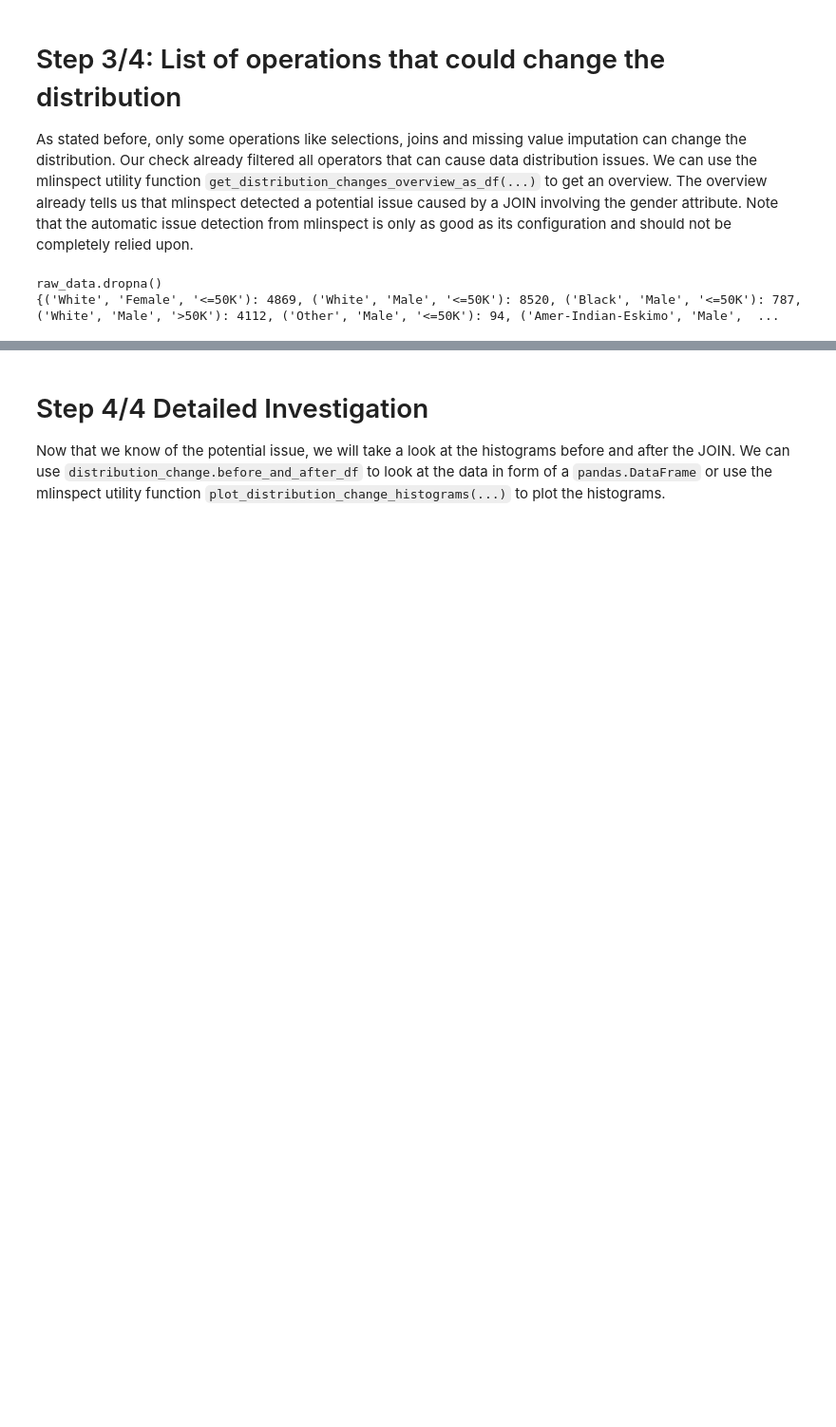
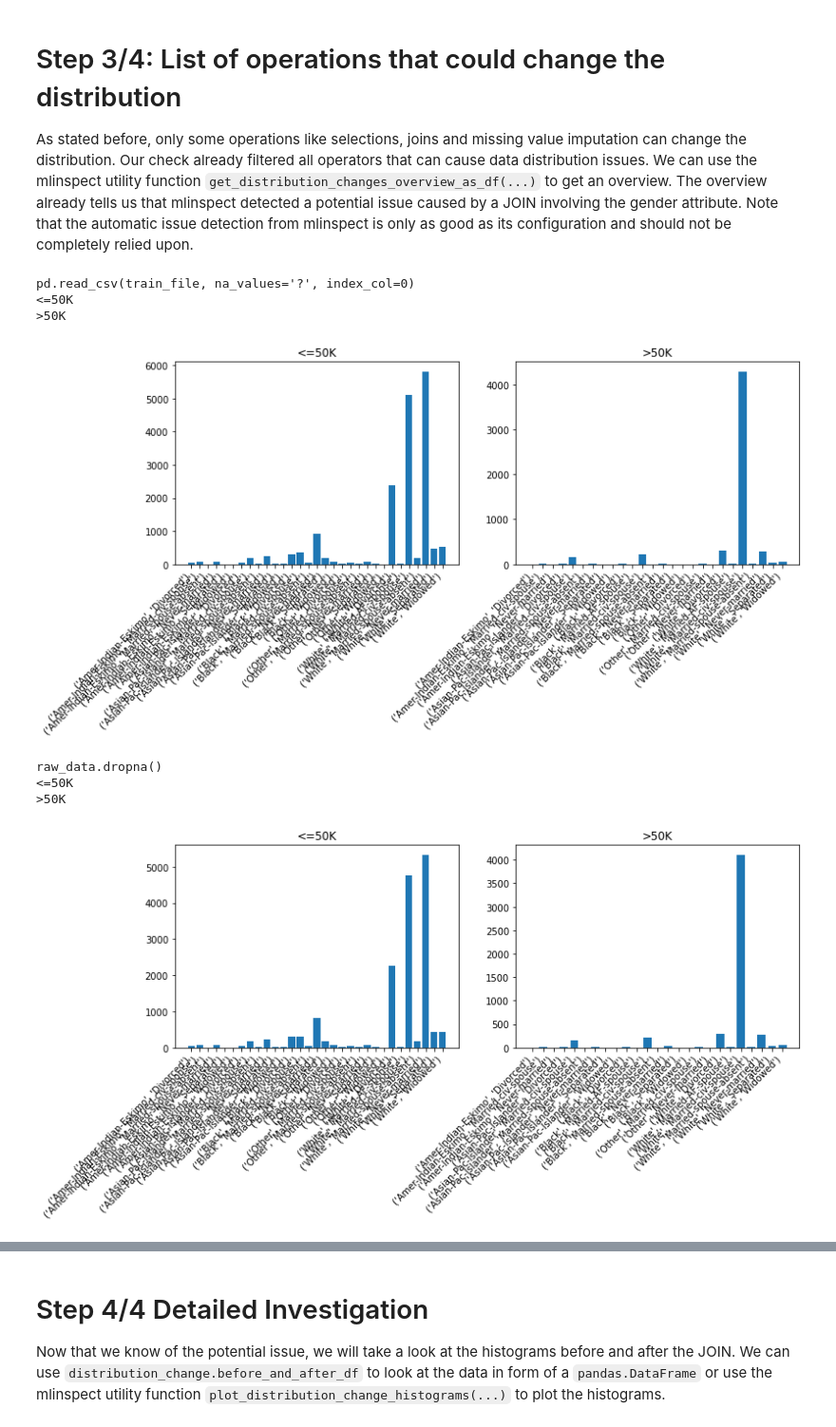
Before and after one commit to stefan-grafberger/mlinspect, a Jupyter notebook: experiments/user_interviews/example-testing-adult-pipeline.ipynb, the cells around one changed output, grey strips where cells are left out. Shown: that part at 95% size. Cells and saved outputs as stored; diff of their text form; code cells hidden in the pictures; blank space fills up the shorter version.

Commit message:
Very hacky intersectional histogram inspection that also captures the label

```diff
--- a/experiments/user_interviews/example-testing-adult-pipeline.ipynb
+++ b/experiments/user_interviews/example-testing-adult-pipeline.ipynb
@@ -66,7 +66,7 @@ from example_pipelines import ADULT_SIMPLE_PY, ADULT_COMPLEX_PY
 inspector_result = PipelineInspector\
     .on_pipeline_from_py_file(ADULT_SIMPLE_PY) \
     .add_check(NoBiasIntroducedFor(["race", "sex"])) \
-    .add_required_inspection(IntersectionalLabelHistogramForColumns(['race', 'sex'], 'income-per-year')) \
+    .add_required_inspection(IntersectionalLabelHistogramForColumns(['race', 'marital-status'], 'income-per-year')) \
     .execute()
 
 check_results = inspector_result.check_to_check_results
@@ -92,15 +92,41 @@ display(check_result_df)
 # Step 3/4: List of operations that could change the distribution
 
 As stated before, only some operations like selections, joins and missing value imputation can change the distribution. Our check already filtered all operators that can cause data distribution issues. We can use the mlinspect utility function `get_distribution_changes_overview_as_df(...)` to get an overview. The overview already tells us that mlinspect detected a potential issue caused by a JOIN involving the gender attribute. Note that the automatic issue detection from mlinspect is only as good as its configuration and should not be completely relied upon.
-# %%
-node_histograms = inspector_result.inspection_to_annotations[IntersectionalLabelHistogramForColumns(['race', 'sex'])]
-node_histograms = list(node_histograms.items())
-for node, histogram in node_histograms[1:2]:
-    print(node.source_code)
-    print(histogram)
-# %% [output]
-raw_data.dropna()
-{('White', 'Female', '<=50K'): 4869, ('White', 'Male', '<=50K'): 8520, ('Black', 'Male', '<=50K'): 787, ('White', 'Male', '>50K'): 4112, ('Other', 'Male', '<=50K'): 94, ('Amer-Indian-Eskimo', 'Male',  ...
+# %%
+from matplotlib import pyplot
+import collections
+
+node_histograms = inspector_result.inspection_to_annotations[IntersectionalLabelHistogramForColumns(['race', 'sex'], 'income-per-year')]
+node_histograms = list(node_histograms.items())
+for node, label_with_histogram in node_histograms[0:2]:
+    print(node.source_code)
+    for index, label_with_histogram in enumerate(label_with_histogram.items()):
+        label = label_with_histogram[0]
+        histogram = label_with_histogram[1]
+        histogram = collections.OrderedDict(sorted(histogram.items()))
+        pyplot.subplot(1, 2, index+1)
+        print(label)
+        keys = [str(key) for key in histogram.keys()] # Necessary because of null values
+        values = histogram.values()
+        pyplot.bar(keys, values)
+        pyplot.gca().set_title(label)
+        pyplot.xticks(
+            rotation=45,
+            horizontalalignment='right',
+        )
+    fig = pyplot.gcf()
+    fig.set_size_inches(12, 4)
+    pyplot.show()
+    pyplot.close()
+# %% [output]
+pd.read_csv(train_file, na_values='?', index_col=0)
+<=50K
+>50K
+[figure, added]
+raw_data.dropna()
+<=50K
+>50K
+[figure, added]
 # %%
 no_bias_check_result = check_results[NoBiasIntroducedFor(["race", "sex"])]
 
```
Also changed, not shown: 1 other file.
